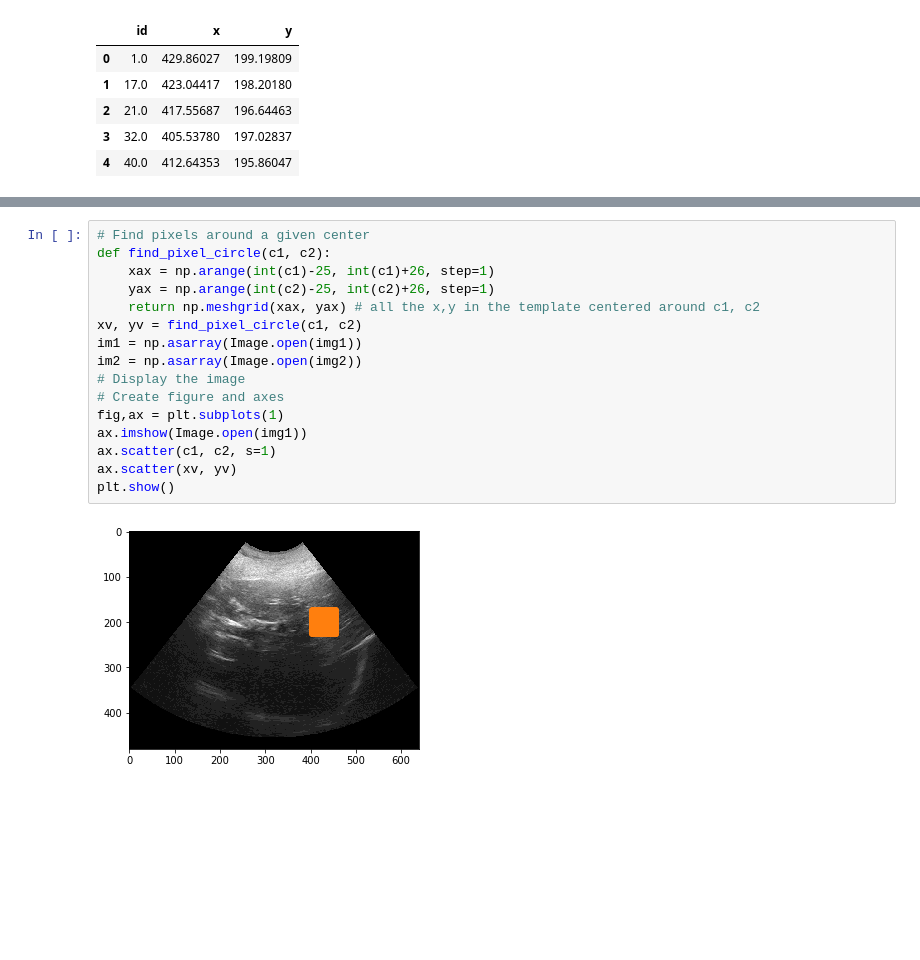
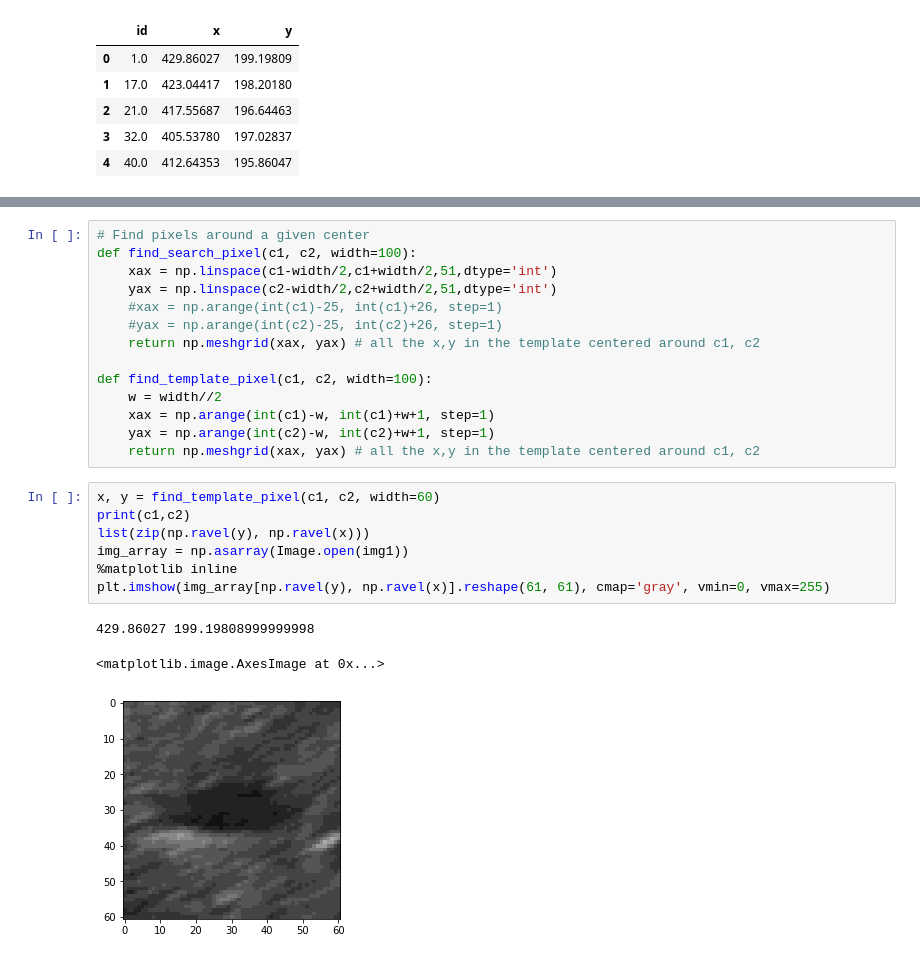
Before and after one commit to melanibe/USMotionTracking, a Jupyter notebook: Playground notebook.ipynb, the cells around one changed output, grey strips where cells are left out. Cells and saved outputs as stored; diff of their text form; blank space fills up the shorter version.

```diff
--- a/Playground notebook.ipynb
+++ b/Playground notebook.ipynb
@@ -357,18 +253,25 @@ print(img1)
 # %%
 # Find pixels around a given center
-def find_pixel_circle(c1, c2):
-    xax = np.arange(int(c1)-25, int(c1)+26, step=1)
-    yax = np.arange(int(c2)-25, int(c2)+26, step=1)
+def find_search_pixel(c1, c2, width=100):
+    xax = np.linspace(c1-width/2,c1+width/2,51,dtype='int')
+    yax = np.linspace(c2-width/2,c2+width/2,51,dtype='int')
+    #xax = np.arange(int(c1)-25, int(c1)+26, step=1)
+    #yax = np.arange(int(c2)-25, int(c2)+26, step=1)
     return np.meshgrid(xax, yax) # all the x,y in the template centered around c1, c2
-xv, yv = find_pixel_circle(c1, c2)
-im1 = np.asarray(Image.open(img1))
-im2 = np.asarray(Image.open(img2))
-# Display the image
-# Create figure and axes
-fig,ax = plt.subplots(1)
-ax.imshow(Image.open(img1))
-ax.scatter(c1, c2, s=1)
-ax.scatter(xv, yv)
-plt.show()
+
+def find_template_pixel(c1, c2, width=100):
+    w = width//2
+    xax = np.arange(int(c1)-w, int(c1)+w+1, step=1)
+    yax = np.arange(int(c2)-w, int(c2)+w+1, step=1)
+    return np.meshgrid(xax, yax) # all the x,y in the template centered around c1, c2
-# %% [output]
-[figure, removed]
+# %%
+x, y = find_template_pixel(c1, c2, width=60)
+print(c1,c2)
+list(zip(np.ravel(y), np.ravel(x)))
+img_array = np.asarray(Image.open(img1))
+%matplotlib inline
+plt.imshow(img_array[np.ravel(y), np.ravel(x)].reshape(61, 61), cmap='gray', vmin=0, vmax=255)
+# %% [output]
+429.86027 199.19808999999998
+<matplotlib.image.AxesImage at 0x...>
+[figure, added]
```
Also changed, not shown: parts of 36 cells of this notebook.
